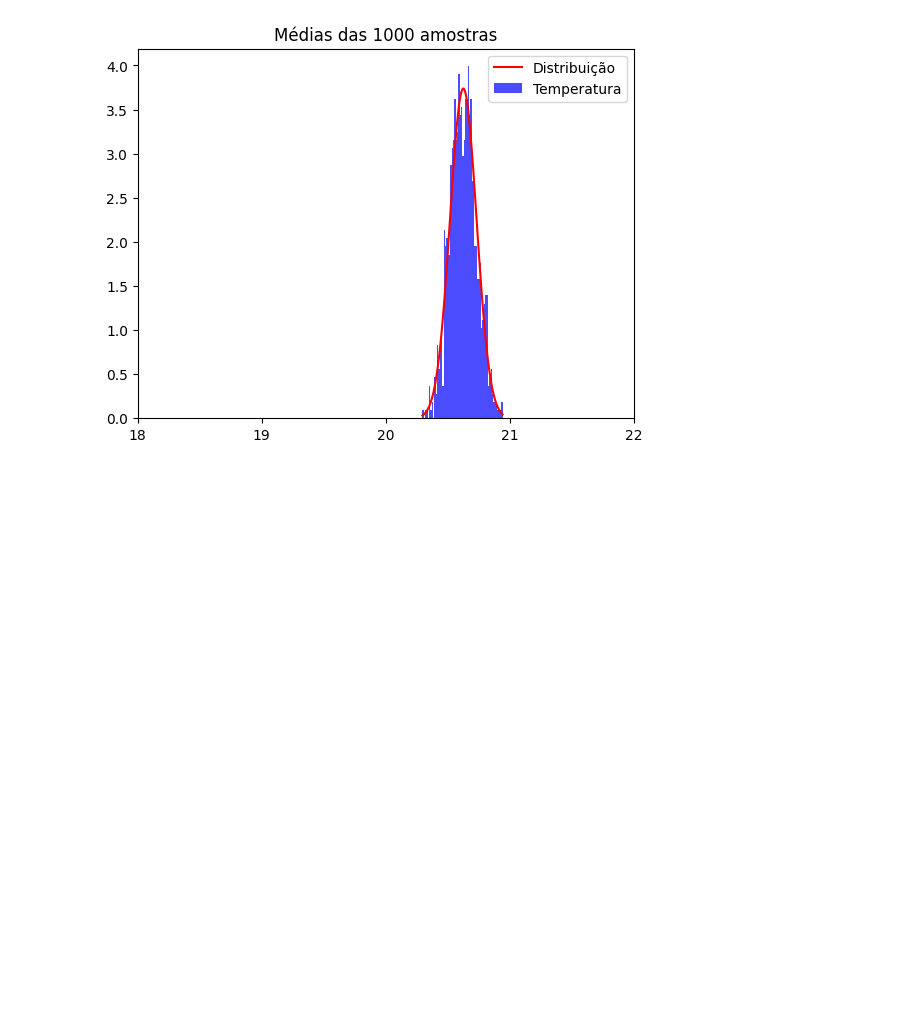
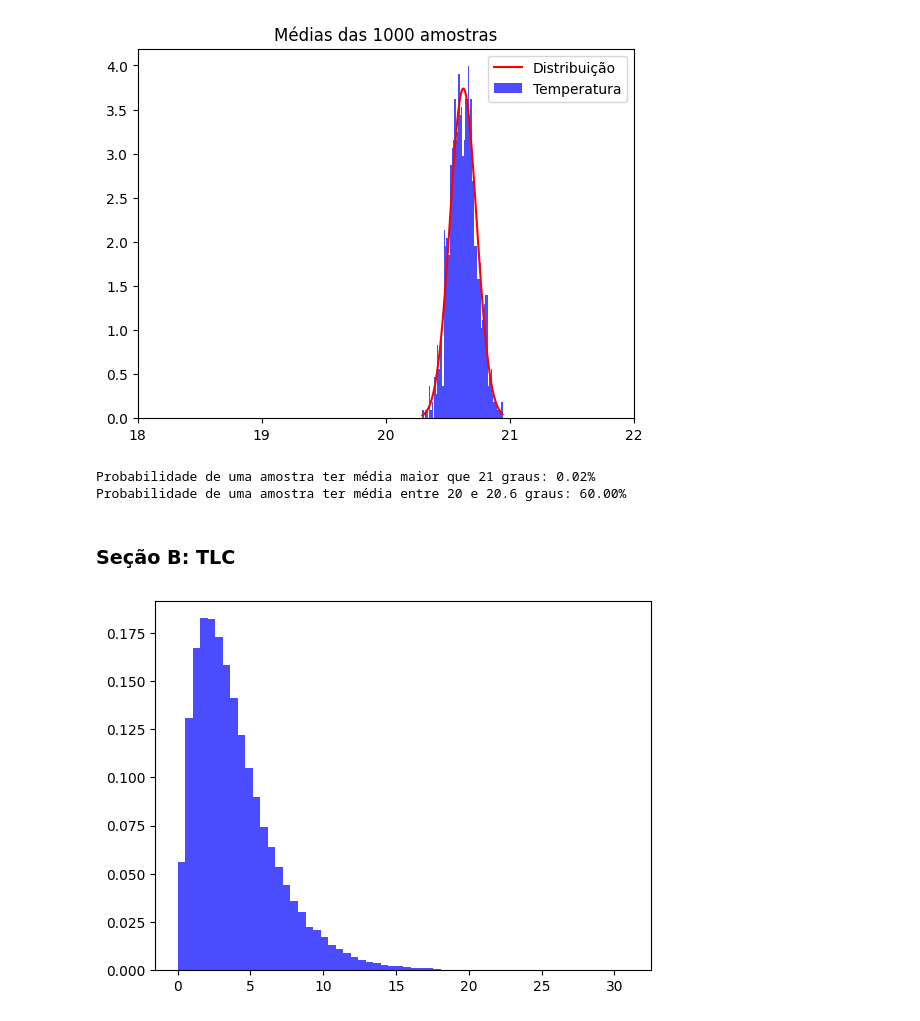
Before and after one commit to PauloLucena2022/Atividade-01---LLM-e-Estat-stica, a Jupyter notebook: Colab Notebook/Atividade_1.ipynb, the cells around one changed output. Cells and saved outputs as stored; diff of their text form; code cells hidden in the pictures; blank space fills up the shorter version.

```diff
--- a/Colab Notebook/Atividade_1.ipynb
+++ b/Colab Notebook/Atividade_1.ipynb
@@ -359,3 +359,42 @@ plt.legend()
 plt.show()
 # %% [output]
 [figure]
+# %%
+# Probabilidades de Possíveis eventos
+
+# Qual a probabilidade de uma amostra ter média maior que 21 graus?
+
+temperatura_objetivo = 21
+
+probabilidade_evento01_cdf = norm.cdf(temperatura_objetivo, media_das_medias_sampling, desvio_padrao_das_medias_sampling)
+probabilidade_evento01 = 1 - probabilidade_evento01_cdf
+
+print(f'Probabilidade de uma amostra ter média maior que 21 graus: {probabilidade_evento01 * 100:.2f}%')
+
+# Qual a probabilidade de uma amostra ter média entre 20 e 20.6 graus?
+
+temperatura_objetivo_menor = 20
+temperatura_objetivo_maior = 20.6
+
+probabilidade_evento02_menor_cdf = norm.cdf(temperatura_objetivo_menor, media_das_medias_sampling, desvio_padrao_das_medias_sampling)
+probabilidade_evento02_maior_cdf = norm.cdf(temperatura_objetivo_maior, media_das_medias_sampling, desvio_padrao_das_medias_sampling)
+
+probabilidade_evento02 = temperatura_objetivo_maior - temperatura_objetivo_menor
+
+print(f'Probabilidade de uma amostra ter média entre 20 e 20.6 graus: {probabilidade_evento02 * 100:.2f}%')
+# %% [output]
+Probabilidade de uma amostra ter média maior que 21 graus: 0.02%
+Probabilidade de uma amostra ter média entre 20 e 20.6 graus: 60.00%
+# %% [markdown]
+### Seção B: TLC
+# %%
+#Distribuição Gama
+shape = 2
+scale = 2
+size = 100000
+distribuicao_gama = np.random.gamma(shape, scale, size)
+
+plt.hist(distribuicao_gama,color = 'blue', label = 'Temperatura', density = True, alpha = 0.7 , bins = 60)
+plt.show()
+# %% [output]
+[figure, added]
```
Also changed, not shown: parts of 3 cells of this notebook.
